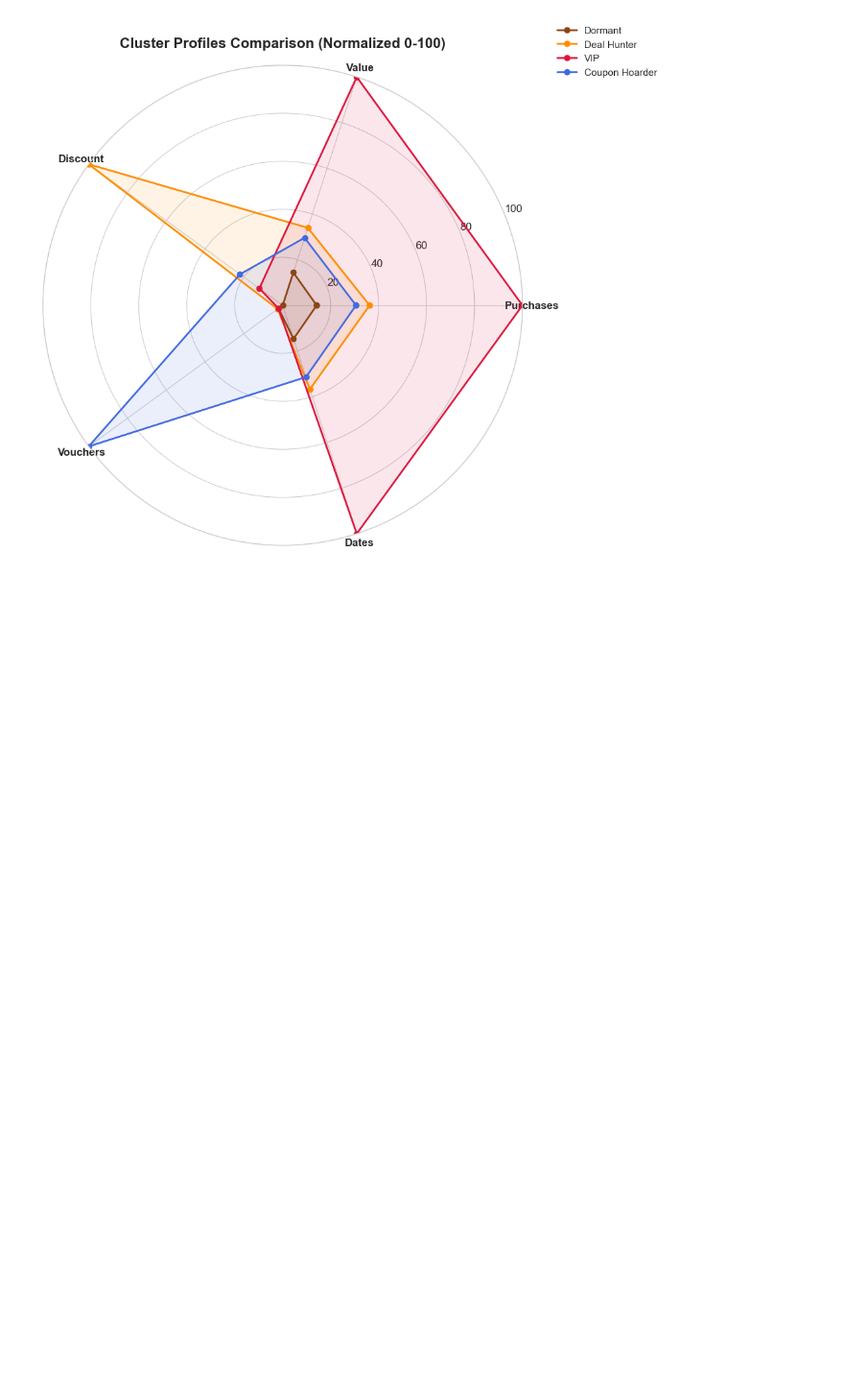
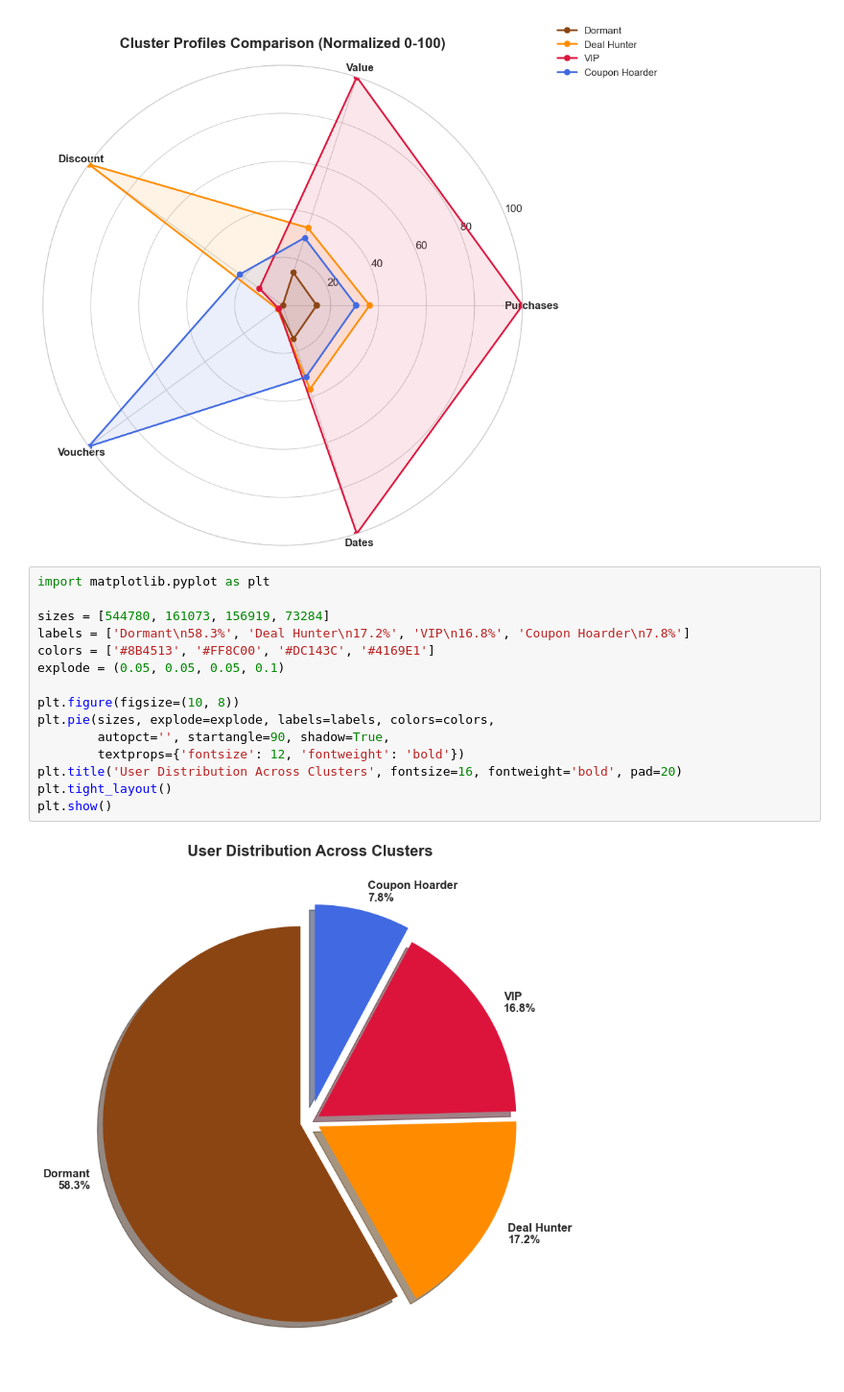
Before and after one commit to mohadesekohansal/vod, a Jupyter notebook: user_cluster/user.ipynb, the cells around one changed output. Shown at 96% size. Cells and saved outputs as stored; diff of their text form; blank space fills up the shorter version.

```diff
--- a/user_cluster/user.ipynb
+++ b/user_cluster/user.ipynb
@@ -416,3 +416,20 @@ plt.tight_layout()
 plt.show()
 # %% [output]
 [figure]
+# %%
+import matplotlib.pyplot as plt
+
+sizes = [544780, 161073, 156919, 73284]
+labels = ['Dormant\n58.3%', 'Deal Hunter\n17.2%', 'VIP\n16.8%', 'Coupon Hoarder\n7.8%']
+colors = ['#8B4513', '#FF8C00', '#DC143C', '#4169E1']
+explode = (0.05, 0.05, 0.05, 0.1)
+
+plt.figure(figsize=(10, 8))
+plt.pie(sizes, explode=explode, labels=labels, colors=colors,
+        autopct='', startangle=90, shadow=True,
+        textprops={'fontsize': 12, 'fontweight': 'bold'})
+plt.title('User Distribution Across Clusters', fontsize=16, fontweight='bold', pad=20)
+plt.tight_layout()
+plt.show()
+# %% [output]
+[figure, added]
```
Also changed, not shown: parts of 3 cells of this notebook.
